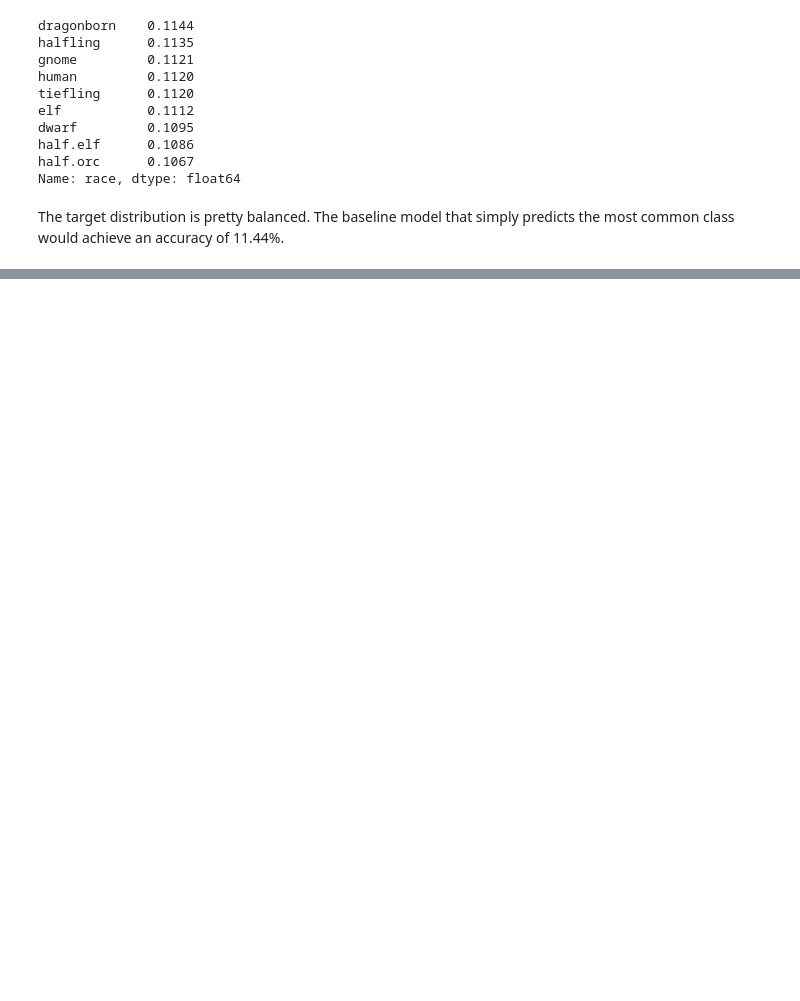
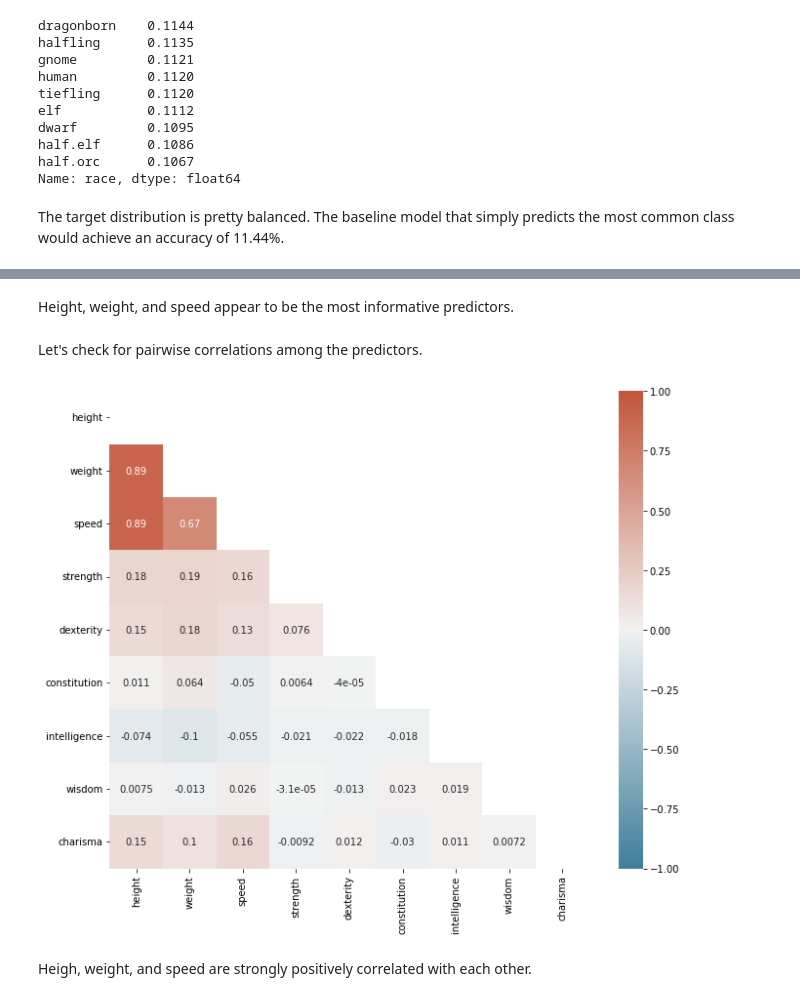
Before and after one commit to andrewabeles/dnd, a Jupyter notebook: dnd-race-classification.ipynb, the cells around one changed output, grey strips where cells are left out. Saved outputs shown, nothing was run; the diff lists cells and outputs as text; code cells hidden in the pictures; blank space fills up the shorter version.

Commit message:
Pairwise predictor correlations

```diff
--- a/dnd-race-classification.ipynb
+++ b/dnd-race-classification.ipynb
@@ -62,0 +65,15 @@ plt.show()
+# %% [markdown]
+Height, weight, and speed appear to be the most informative predictors.
+# %% [markdown]
+Let's check for pairwise correlations among the predictors.
+# %%
+corr = X.corr()
+mask = np.triu(np.ones_like(corr, dtype=bool))
+f, ax = plt.subplots(figsize=(11, 9))
+cmap = sns.diverging_palette(230, 20, as_cmap=True)
+sns.heatmap(corr, mask=mask, cmap=cmap, annot=True, center=0, vmin=-1, vmax=1)
+plt.show()
+# %% [output]
+[figure, added]
+# %% [markdown]
+Heigh, weight, and speed are strongly positively correlated with each other.
```
Also changed, not shown: parts of 3 cells of this notebook.
